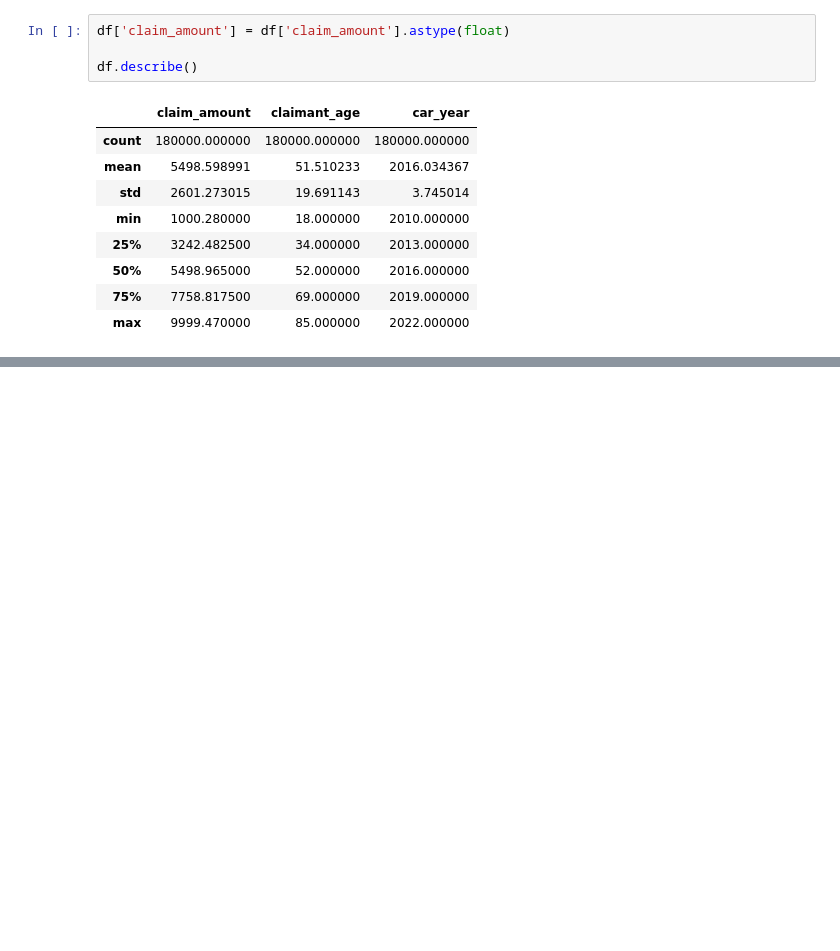
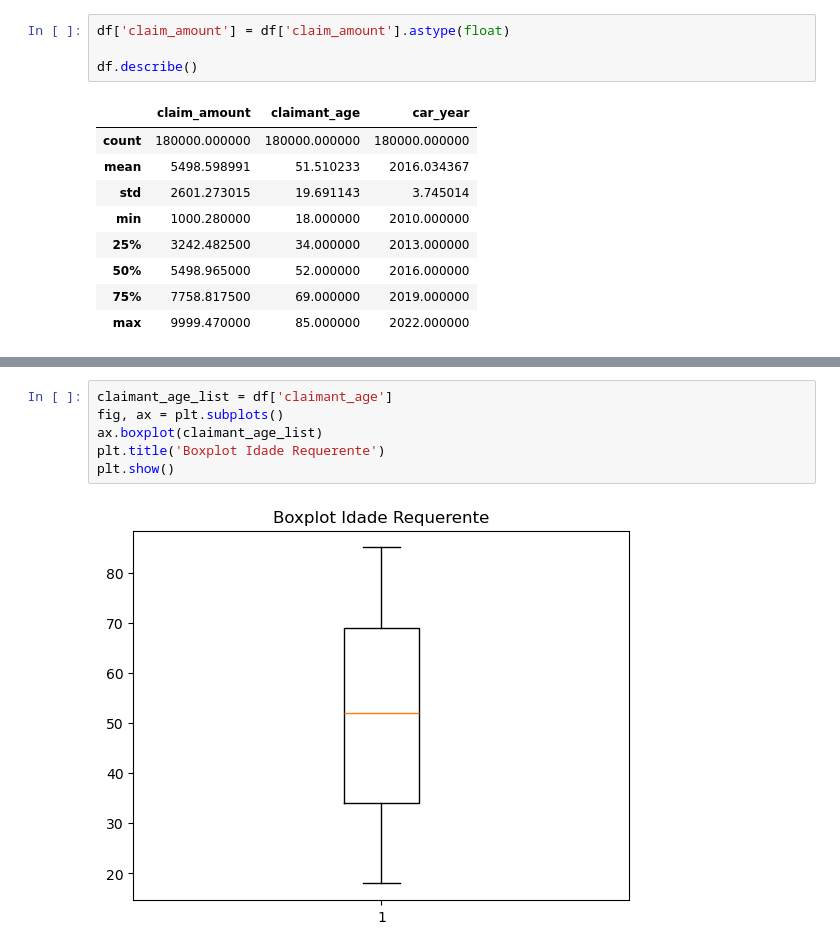
Before and after one commit to letciacandido/Process-Mining_Seguradora, a Jupyter notebook: notebook/analiselog.ipynb, the cells around one changed output, grey strips where cells are left out. Drawn from its saved outputs; the diff is of its cells as text; blank space fills up the shorter version.

Commit message:
chore: add histogram and boxplot

```diff
--- a/notebook/analiselog.ipynb
+++ b/notebook/analiselog.ipynb
@@ -66,0 +220,8 @@ display(df['activity_name'].unique())
+# %%
+claimant_age_list = df['claimant_age']
+fig, ax = plt.subplots()
+ax.boxplot(claimant_age_list)
+plt.title('Boxplot Idade Requerente')
+plt.show()
+# %% [output]
+[figure, added]
```
Also changed, not shown: parts of 11 cells of this notebook, 4 other files.
